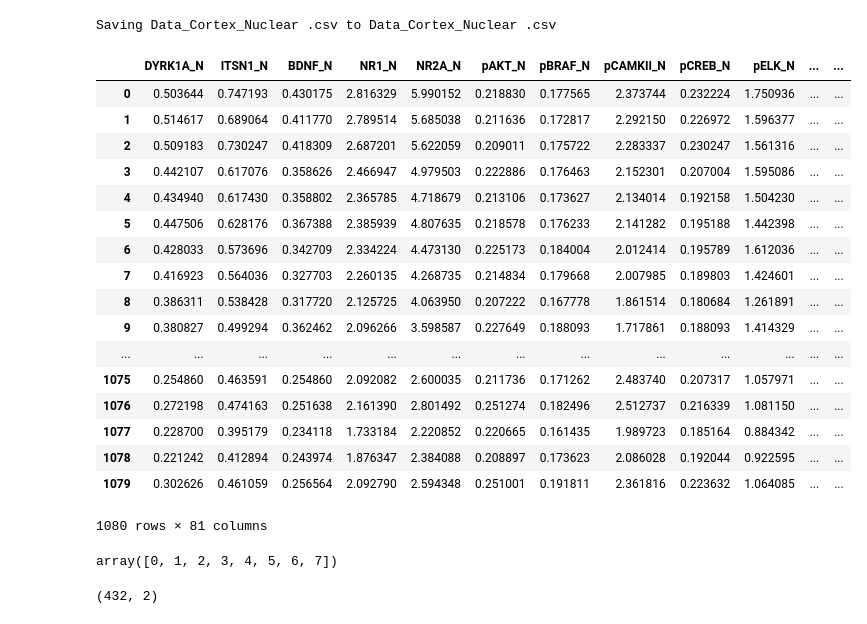
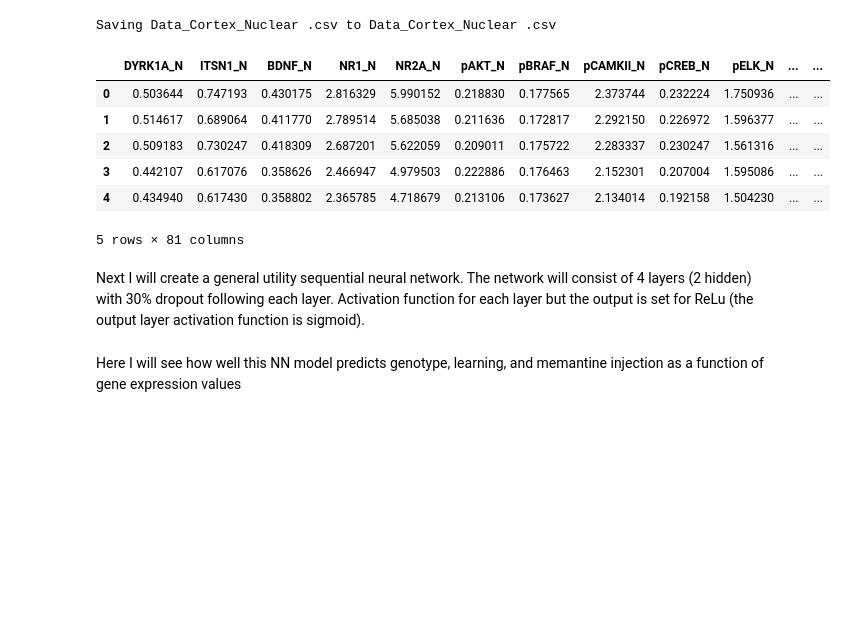
Before and after one commit to kbpotts1/Trisomy_NeuralNetwork, a Jupyter notebook: K_Potts_Thinkful_Final_Capstone_Project_v2.ipynb, the cells around one changed output. Drawn from its saved outputs; the diff is of its cells as text; code cells hidden in the pictures; blank space fills up the shorter version.

```diff
--- a/K_Potts_Thinkful_Final_Capstone_Project_v2.ipynb
+++ b/K_Potts_Thinkful_Final_Capstone_Project_v2.ipynb
@@ -44,30 +47,15 @@ df.Behavior.replace({'C/S': 0, 'S/C': 1}, inplace = True)
 df['class'].replace({'c-CS-m': 0, 'c-SC-m': 1, 'c-CS-s': 2, 'c-SC-s': 3, 't-CS-m': 4, 't-SC-m': 5, 't-CS-s': 6, 't-SC-s': 7}, inplace = True)
 # %%
 df = df.drop(columns = ['MouseID'], axis = 1)
-df
+df.head()
 # %% [output]
 |  | DYRK1A_N | ITSN1_N | BDNF_N | NR1_N | NR2A_N | pAKT_N | pBRAF_N | pCAMKII_N | pCREB_N | pELK_N | ... | ... |
 | 0 | 0.503644 | 0.747193 | 0.430175 | 2.816329 | 5.990152 | 0.218830 | 0.177565 | 2.373744 | 0.232224 | 1.750936 | ... | ... |
 | 1 | 0.514617 | 0.689064 | 0.411770 | 2.789514 | 5.685038 | 0.211636 | 0.172817 | 2.292150 | 0.226972 | 1.596377 | ... | ... |
 | 2 | 0.509183 | 0.730247 | 0.418309 | 2.687201 | 5.622059 | 0.209011 | 0.175722 | 2.283337 | 0.230247 | 1.561316 | ... | ... |
 | 3 | 0.442107 | 0.617076 | 0.358626 | 2.466947 | 4.979503 | 0.222886 | 0.176463 | 2.152301 | 0.207004 | 1.595086 | ... | ... |
 | 4 | 0.434940 | 0.617430 | 0.358802 | 2.365785 | 4.718679 | 0.213106 | 0.173627 | 2.134014 | 0.192158 | 1.504230 | ... | ... |
-| 5 | 0.447506 | 0.628176 | 0.367388 | 2.385939 | 4.807635 | 0.218578 | 0.176233 | 2.141282 | 0.195188 | 1.442398 | ... | ... |
-| 6 | 0.428033 | 0.573696 | 0.342709 | 2.334224 | 4.473130 | 0.225173 | 0.184004 | 2.012414 | 0.195789 | 1.612036 | ... | ... |
-| 7 | 0.416923 | 0.564036 | 0.327703 | 2.260135 | 4.268735 | 0.214834 | 0.179668 | 2.007985 | 0.189803 | 1.424601 | ... | ... |
-| 8 | 0.386311 | 0.538428 | 0.317720 | 2.125725 | 4.063950 | 0.207222 | 0.167778 | 1.861514 | 0.180684 | 1.261891 | ... | ... |
-| 9 | 0.380827 | 0.499294 | 0.362462 | 2.096266 | 3.598587 | 0.227649 | 0.188093 | 1.717861 | 0.188093 | 1.414329 | ... | ... |
-| ... | ... | ... | ... | ... | ... | ... | ... | ... | ... | ... | ... | ... |
-| 1075 | 0.254860 | 0.463591 | 0.254860 | 2.092082 | 2.600035 | 0.211736 | 0.171262 | 2.483740 | 0.207317 | 1.057971 | ... | ... |
-| 1076 | 0.272198 | 0.474163 | 0.251638 | 2.161390 | 2.801492 | 0.251274 | 0.182496 | 2.512737 | 0.216339 | 1.081150 | ... | ... |
-| 1077 | 0.228700 | 0.395179 | 0.234118 | 1.733184 | 2.220852 | 0.220665 | 0.161435 | 1.989723 | 0.185164 | 0.884342 | ... | ... |
-| 1078 | 0.221242 | 0.412894 | 0.243974 | 1.876347 | 2.384088 | 0.208897 | 0.173623 | 2.086028 | 0.192044 | 0.922595 | ... | ... |
-| 1079 | 0.302626 | 0.461059 | 0.256564 | 2.092790 | 2.594348 | 0.251001 | 0.191811 | 2.361816 | 0.223632 | 1.064085 | ... | ... |
-1080 rows × 81 columns
+5 rows × 81 columns
-# %%
-np.unique(df['class'].values)
-# %% [output]
-array([0, 1, 2, 3, 4, 5, 6, 7])
 # %%
 #Create train and test sets for each outcome variable (genotype, learning state, and presence of memantine), as well as for the 'class' variable
 
@@ -84,10 +72,8 @@ for y in range(-4,0):
     xtests.append(X_test)
     ytrains.append(y_train)
     ytests.append(y_test)
-# %%
-ytests[2].shape
-# %% [output]
-(432, 2)
+# %% [markdown]
+Next I will create a general utility sequential neural network. The network will consist of 4 layers (2 hidden) with 30% dropout following each layer. Activation function for each layer but the output is set for ReLu (the output layer activation function is sigmoid).
 # %%
 #Define a sequential neural network function
 
@@ -117,6 +103,8 @@ def gene_exp_network(X_train, y_train, X_test, y_test):
   loss = score[0]
   accuracy = score[1]
   return history, loss, accuracy
+# %% [markdown]
+Here I will see how well this NN model predicts genotype, learning, and memantine injection as a function of gene expression values
 # %%
 results = []
 
```
Also changed, not shown: parts of 40 cells of this notebook.
